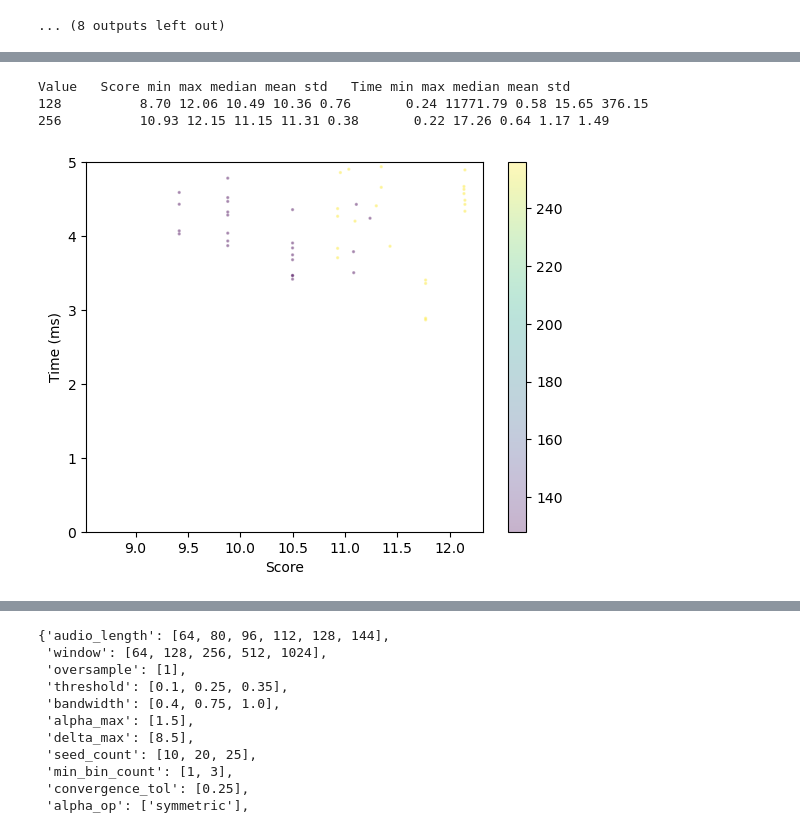
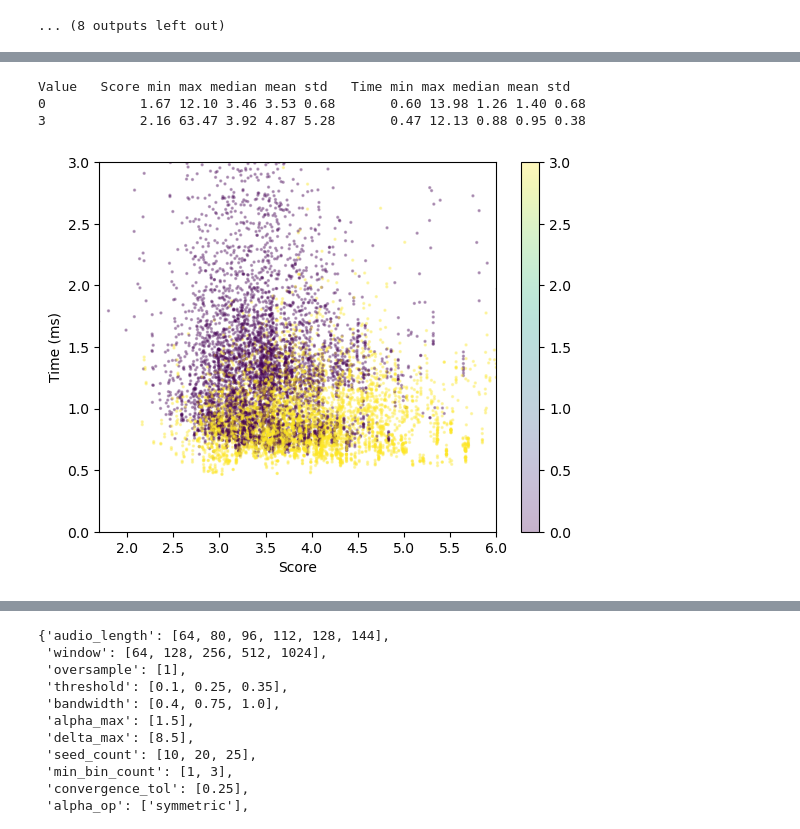
Before and after one commit to MoravianUniversity/duet, a Jupyter notebook: python/duet-opt.ipynb, the cells around one changed output, grey strips where cells are left out. Saved outputs shown, nothing was run; the diff lists cells and outputs as text; code cells hidden in the pictures.

```diff
--- a/python/duet-opt.ipynb
+++ b/python/duet-opt.ipynb
@@ -246,18 +324,24 @@ for i, params in enumerate(param_grid):
         elapsed = time.time() - overall_start
         perc = i / len(param_grid)
         per = elapsed / i * 1000
-        print(f"Evaluating {i}/{len(param_grid)} {perc:.1%}; {round(per)}ms per eval; est remaining {per*(len(param_grid)-i)/(60*1000):.1f} min; best so far: {min(scores_list):.2f}")
+        print(f"Evaluating {i}/{len(param_grid)} {perc:.1%}; "
+              f"{round(per)}ms per eval; "
+              f"est remaining {per*(len(param_grid)-i)/(60*1000):.1f} min; "
+              f"best so far: {min(s['custom'] for s in scores_list):.2f}")
     score, elapsed = check_params(params)
     scores_list.append(score)
     times_list.append(elapsed)
 
 elapsed = time.time() - overall_start
 per = elapsed / len(param_grid) * 1000
-print(f"Done; {round(per)}ms per eval; total time: {elapsed/60:.1f} min; best score: {min(scores_list):.2f}")
+print(f"Done; {round(per)}ms per eval; "
+      f"total time: {elapsed/60:.1f} min; "
+      f"best score: {min(s['custom'] for s in scores_list):.2f}")
 
-scores = np.array(scores_list)
-scores_orig = scores.copy()
-scores[scores == float('inf')] = np.nan  # remove infinite scores
+# TODO: need to fix this for new setup
+# scores = np.array(scores_list)
+# scores_orig = scores.copy()
+# scores[scores == float('inf')] = np.nan  # remove infinite scores
 times = np.array(times_list)
 #times[times > 0.5] = np.nan
 # %% [output]
@@ -291,7 +382,10 @@ for params in param_grid:
                 pass
 # %%
 # Display basic info
+# TODO: new to fix this for new setup
+scores = np.array([s['custom'] for s in scores_list])
+times = np.array(times_list)
 compare_subsets(np.isnan(scores), param_grid, scores)  # check which parameters are associated with failed runs (NaN scores)
-plt.hist(scores, bins=100) # plot overall distribution of scores (lower is better)
+plt.hist(scores, bins=100, range=(np.nanmin(scores), min(np.nanmax(scores), 10))) # plot overall distribution of scores (lower is better)
 np.argmin(scores), len(scores) # best score and total evaluations
 # %% [output]
@@ -317,37 +395,39 @@ Parameter: window
 # %%
 # Analyze parameter effects on score and time
-parameter = "window"  # change this to analyze different parameters (for "bandwidth", use either "bandwidth_alpha" or "bandwidth_delta")
+parameter = "max_filter_size"  # change this to analyze different parameters (for "bandwidth", use either "bandwidth_alpha" or "bandwidth_delta")
 
 # Get the values for the selected parameter, with special cases for bandwidth and delta_smoothing
 if parameter == "bandwidth_alpha":
     def conv_param(x): return x if isinstance(x, float) else x[0]
     parameter = "bandwidth"
 elif parameter == "bandwidth_delta":
     def conv_param(x): return x if isinstance(x, float) else x[1]
     parameter = "bandwidth"
 elif parameter == "delta_smoothing":
     delta_smoothing_value_map = {(1, 1): 1, (3, 1): 2, (3, 3): 3, (5, 1): 4, (5, 3): 5}
     def conv_param(x): return delta_smoothing_value_map[x]
+elif parameter == "max_filter_size":
+    def conv_param(x): return 0 if x is None else x  # TODO: support tuple filter sizes
 else:
     def conv_param(x): return x
 values = np.array([conv_param(x[parameter]) for x in param_grid])[:len(scores)]  # trim to length of scores in case there are extra rows not computed
 
-plt.scatter(scores, times*1000, alpha=0.3, s=2, c=values)
+plt.scatter(scores, times[:len(scores)]*1000, alpha=0.3, s=2, c=values)
 plt.colorbar()
 plt.xlabel("Score")
 plt.ylabel("Time (ms)")
-# plt.xlim(1.75, 6)
-plt.ylim(0, 5)
+plt.xlim(1.7, 6)
+plt.ylim(0, 3)
 print("Value\tScore min max median mean std\tTime min max median mean std")
 for v in np.unique(values):
     s = scores[values == v]
     t = times[values == v]*1000
     print(f"{v}\t     {np.nanmin(s):.2f} {np.nanmax(s):.2f} {np.nanmedian(s):.2f} {np.nanmean(s):.2f} {np.nanstd(s):.2f}       {np.nanmin(t):.2f} {np.nanmax(t):.2f} {np.nanmedian(t):.2f} {np.nanmean(t):.2f} {np.nanstd(t):.2f}")
 # %% [output]
 Value   Score min max median mean std   Time min max median mean std
-128          8.70 12.06 10.49 10.36 0.76       0.24 11771.79 0.58 15.65 376.15
-256          10.93 12.15 11.15 11.31 0.38       0.22 17.26 0.64 1.17 1.49
+0            1.67 12.10 3.46 3.53 0.68       0.60 13.98 1.26 1.40 0.68
+3            2.16 63.47 3.92 4.87 5.28       0.47 12.13 0.88 0.95 0.38
-[figure, old version]
+[figure, new version]
 # %%
 # Print out the worst parameter sets
 # Is there a pattern? if so, remove those parameters from the grid
```
Also changed, not shown: parts of 21 cells of this notebook, 2 other files.
